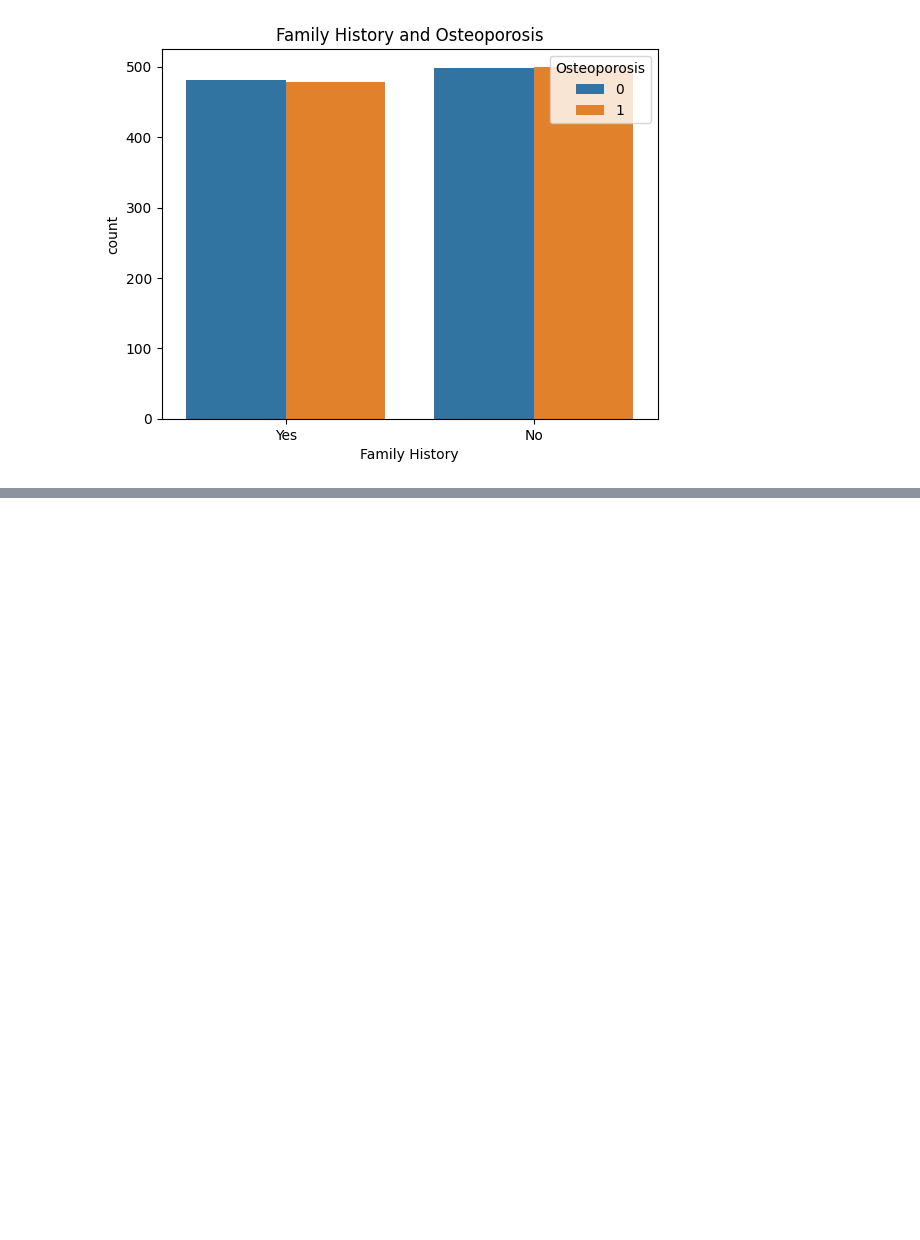
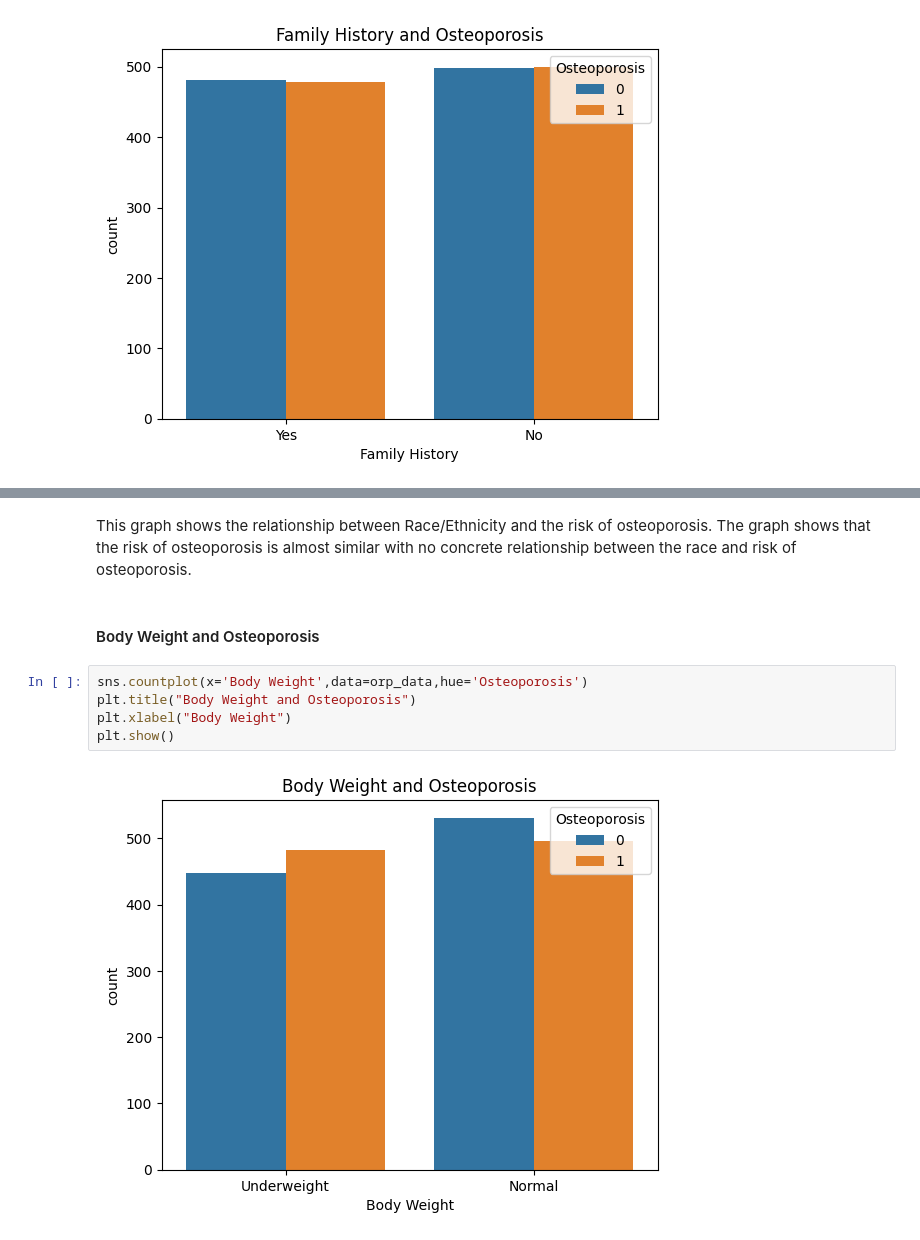
Before and after one commit to karmegamwithai/Osteoporosis-Risk-Prediction, a Jupyter notebook: notebook/Analysis.ipynb, the cells around one changed output, grey strips where cells are left out. Cells and saved outputs as stored; diff of their text form; blank space fills up the shorter version.

```diff
--- a/notebook/Analysis.ipynb
+++ b/notebook/Analysis.ipynb
@@ -277,0 +287,11 @@ plt.show()
+# %% [markdown]
+This graph shows the relationship between Race/Ethnicity and the risk of osteoporosis. The graph shows that the risk of osteoporosis is almost similar with no concrete relationship between the race and risk of osteoporosis.
+# %% [markdown]
+#### Body Weight and Osteoporosis
+# %%
+sns.countplot(x='Body Weight',data=orp_data,hue='Osteoporosis')
+plt.title("Body Weight and Osteoporosis")
+plt.xlabel("Body Weight")
+plt.show()
+# %% [output]
+[figure, added]
```
Also changed, not shown: parts of 11 cells of this notebook.
